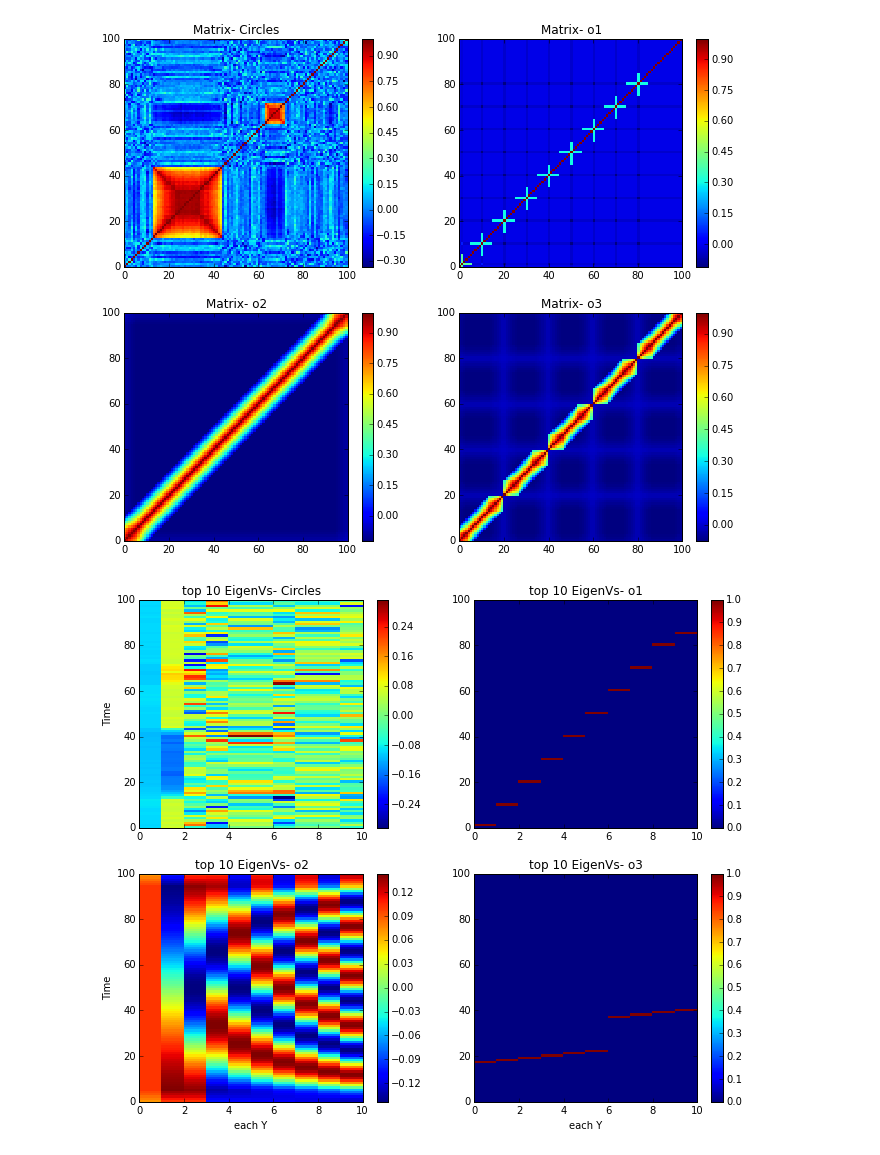
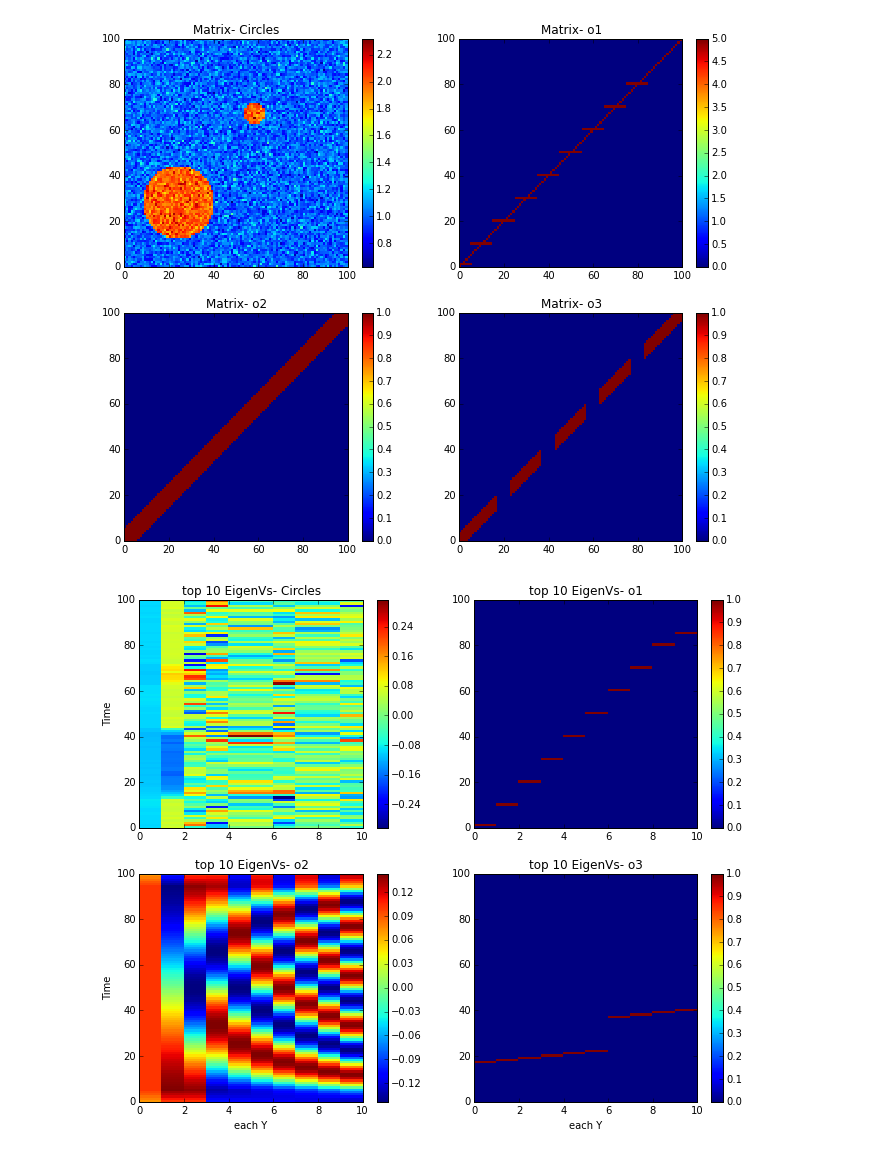
Before and after one commit to jfriend08/IndependentStudy, a Jupyter notebook: baseline/workbookII.ipynb, the cells around one changed output. Saved outputs shown, nothing was run; the diff lists cells and outputs as text; code cells hidden in the pictures.

```diff
--- a/baseline/workbookII.ipynb
+++ b/baseline/workbookII.ipynb
@@ -18,33 +18,33 @@ o3 = sMatr.getOffDiagMatrixIII(3,5) #diagonal matrix with thickness along all ti
 # %%
 # plotting the correlation matrix
 plt.subplot(2, 2, 1)
-R = np.corrcoef(img)
-plt.pcolor(R)
+# R = np.corrcoef(img)
+plt.pcolor(img)
 plt.colorbar()
 plt.title('Matrix- Circles')
 
 
 plt.subplot(2, 2, 2)
-R = np.corrcoef(o1)
-plt.pcolor(R)
+# R = np.corrcoef(o1)
+plt.pcolor(o1)
 plt.colorbar()
 plt.title('Matrix- o1')
 
 plt.subplot(2, 2, 3)
-R = np.corrcoef(o2)
-plt.pcolor(R)
+# R = np.corrcoef(o2)
+plt.pcolor(o2)
 plt.colorbar()
 plt.title('Matrix- o2')
 
 plt.subplot(2, 2, 4)
-R = np.corrcoef(o3)
-plt.pcolor(R)
+# R = np.corrcoef(o3)
+plt.pcolor(o3)
 plt.colorbar()
 plt.title('Matrix- o3')
 
 plt.show()
 # %% [output]
-[figure, old version]
+[figure, new version]
 # %%
 #basically using laplacian to get eigenvectors, and construct Y by selecting top m smallest eigenvalues
 Y0 = laplacian.getNormLaplacian(img, 10) #similarity matrix, top m eigenvectors
```
